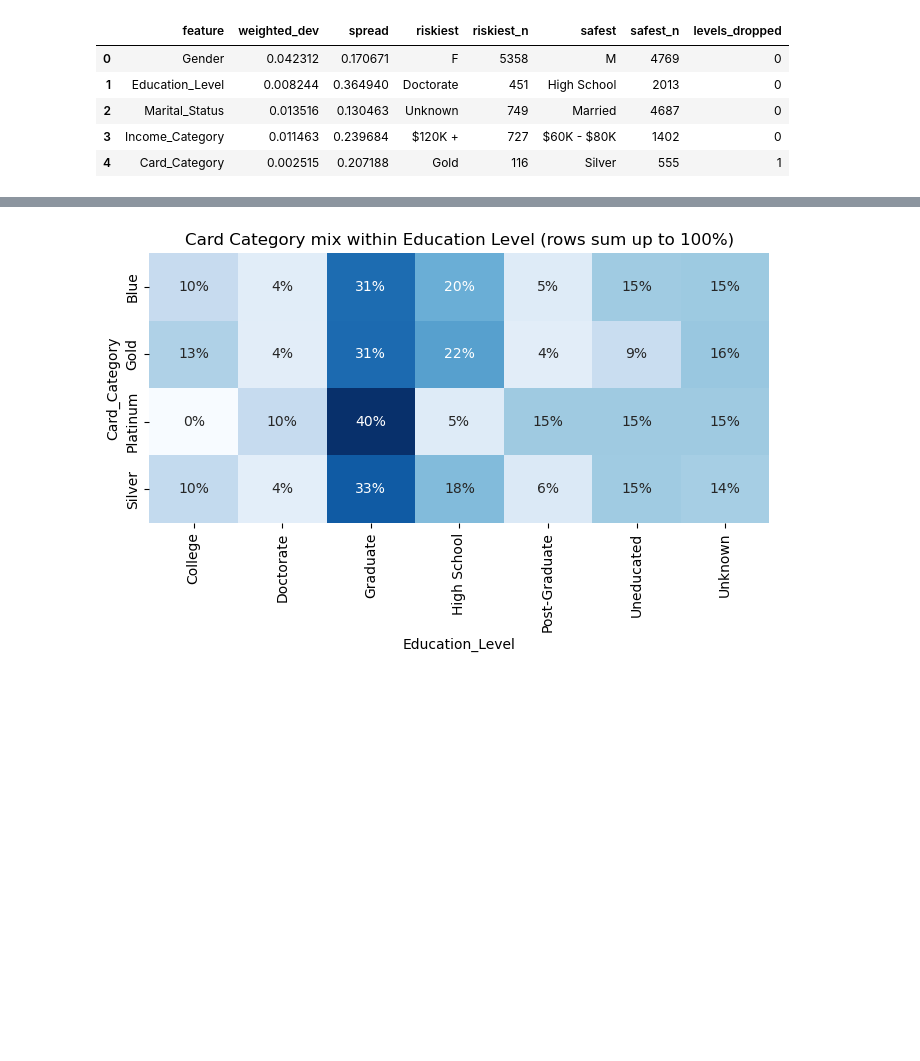
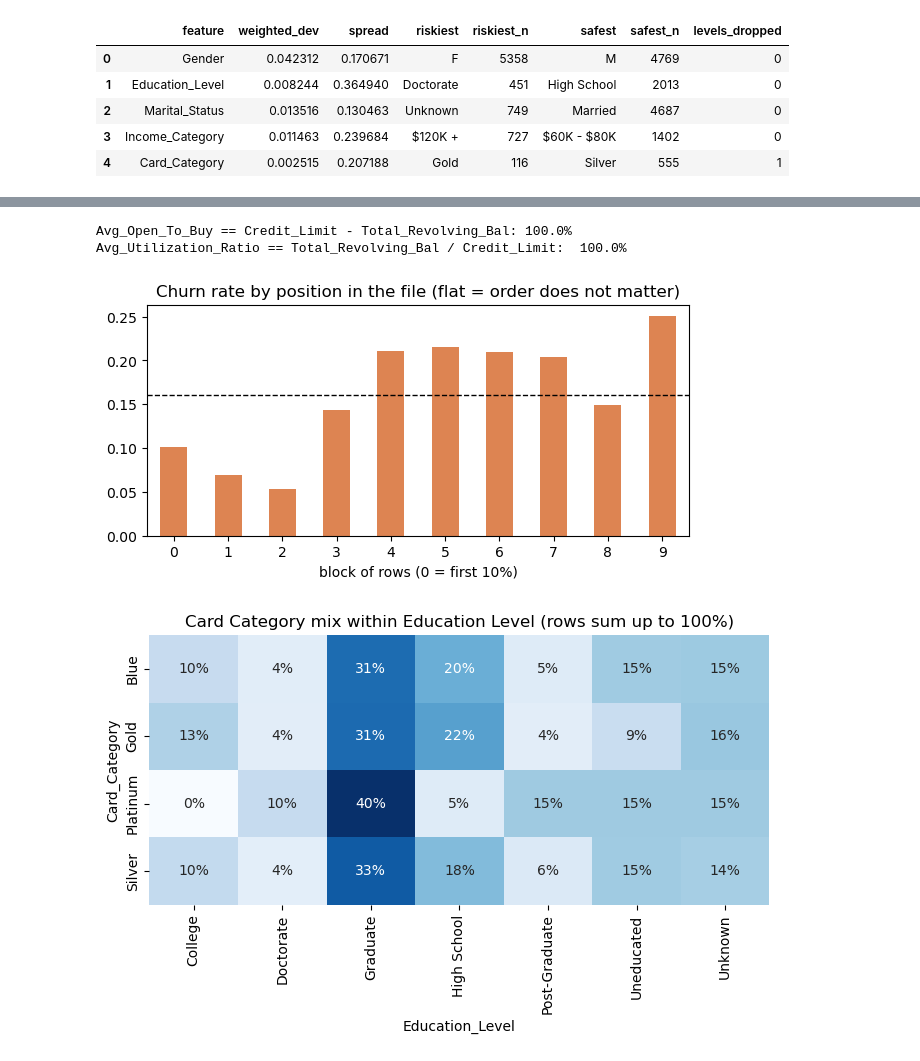
Before and after one commit to kidnextdoor57/Credit-Card-Churn-Prediction, a Jupyter notebook: credit_card_churn.ipynb, the cells around one changed output, grey strips where cells are left out. Saved outputs shown, nothing was run; the diff lists cells and outputs as text; code cells hidden in the pictures; blank space fills up the shorter version.

```diff
--- a/credit_card_churn.ipynb
+++ b/credit_card_churn.ipynb
@@ -178,3 +200,20 @@ Numeric columns holding sentinel like values (-1, -99, -999....) {'Total_Revolvi
+# %%
+open_ok = np.isclose(df['Credit_Limit'] - df['Total_Revolving_Bal'], df['Avg_Open_To_Buy'], rtol = 0, atol =1).mean()
+util_ok = np.isclose(df['Total_Revolving_Bal'] /df['Credit_Limit'], df['Avg_Utilization_Ratio'], rtol = 0, atol = 0.001).mean()
+print(f'Avg_Open_To_Buy == Credit_Limit - Total_Revolving_Bal: {open_ok:.1%}')
+print(f'Avg_Utilization_Ratio == Total_Revolving_Bal / Credit_Limit:  {util_ok:.1%}')
+# %% [output]
+Avg_Open_To_Buy == Credit_Limit - Total_Revolving_Bal: 100.0%
+Avg_Utilization_Ratio == Total_Revolving_Bal / Credit_Limit:  100.0%
+# %%
+block = np.arange(len(df)) * 10 // len(df)
+rate_by_block = df.groupby(block)['is_churn'].mean()
+ax = rate_by_block.plot.bar(color = "#DD8452", figsize = (7, 3), rot = 0)
+ax.axhline(df['is_churn'].mean(), ls = '--', color = 'black', lw = 1)
+ax.set(title = 'Churn rate by position in the file (flat = order does not matter)', xlabel = 'block of rows (0 = first 10%)')
+plt.show()
+# %% [output]
+[figure, added]
 # %%
 ct = pd.crosstab(df['Card_Category'], df['Education_Level'], normalize = 'index')
 fig, ax = plt.subplots(figsize = (8, 3.5))
```
Also changed, not shown: parts of 20 cells of this notebook.
